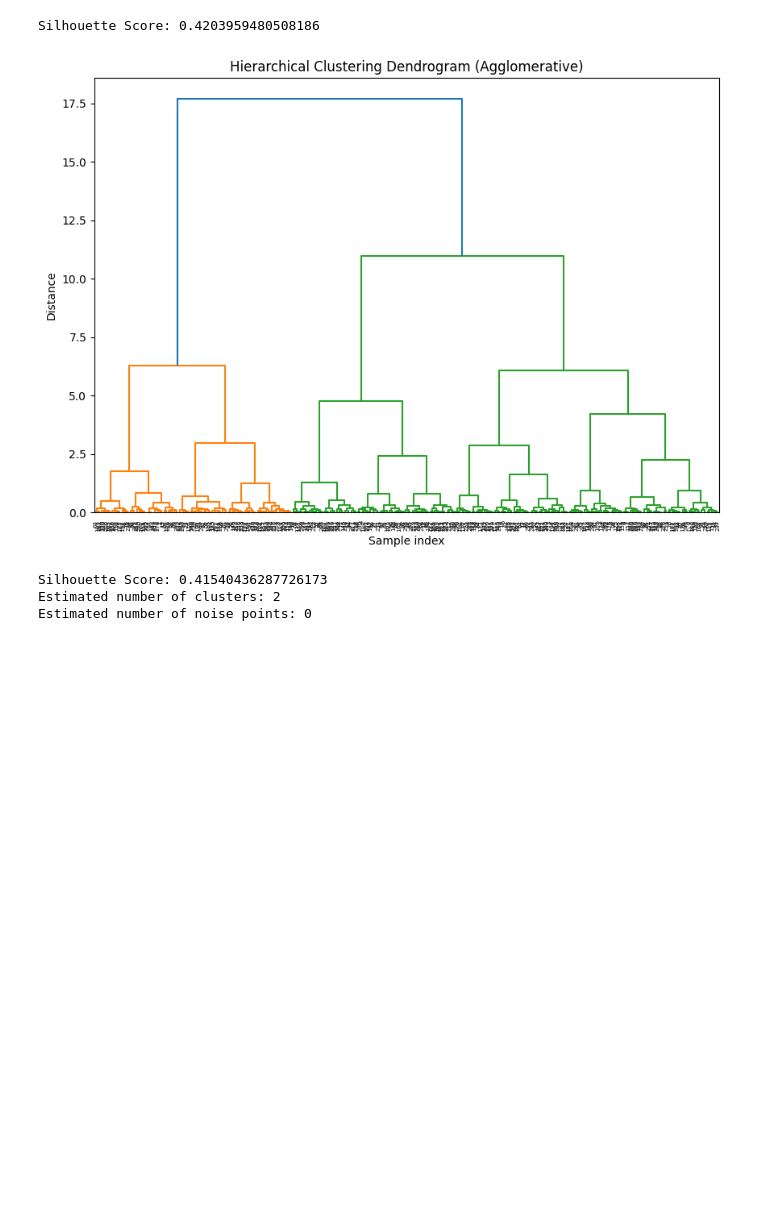
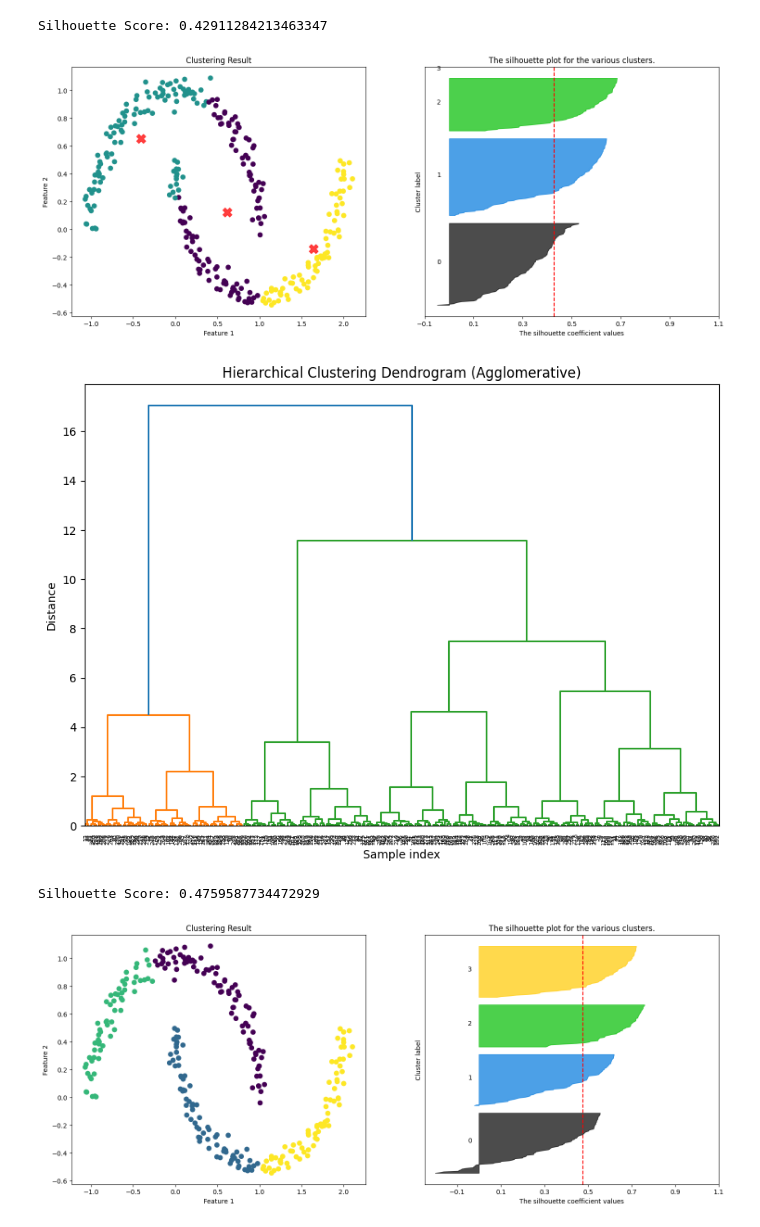
Before and after one commit to r-shadoff/BINF5507, a Jupyter notebook: Assignment3/main1.ipynb, the cells around one changed output. Saved outputs shown, nothing was run; the diff lists cells and outputs as text; code cells hidden in the pictures; blank space fills up the shorter version.

```diff
--- a/Assignment3/main1.ipynb
+++ b/Assignment3/main1.ipynb
@@ -8,67 +87,66 @@ Estimated number of noise points: 229
 # %%
-# Import packages
-import numpy as np
-from sklearn import metrics
-import pandas as pd
-import matplotlib.pyplot as plt
-import seaborn as sns
-from sklearn.datasets import make_blobs, make_moons
-from sklearn.cluster import KMeans, DBSCAN, AgglomerativeClustering
-from sklearn.metrics import silhouette_score
-from scipy.cluster.hierarchy import dendrogram, linkage, fcluster
-import plot_cluster_results as pcr
-
-# Generate synthetic data
+# 1. Generate synthetic data
 X, y = make_moons(n_samples=300, noise=0.05)
 
-# Train a k-Means clustering model
+# 2. Train a k-Means clustering model
 kmeans = KMeans(n_clusters=3, max_iter=15, random_state=42)
 kmeans.fit(X)
 y_kmeans = kmeans.predict(X)
 
-# Evaluate the model
-silhouette_avg = silhouette_score(X, y_kmeans)
-print(f"Silhouette Score: {silhouette_avg}")
+##  Evaluate the model
+silhouette_kmeans = silhouette_score(X, y_kmeans)
+print(f"Silhouette Score: {silhouette_kmeans}")
 
-# Plot the clustering results using the custom function
+## Plot the clustering results using the custom function
 centers = kmeans.cluster_centers_
-#pcr.plot_clustering_results(X, y_kmeans, centers, silhouette_avg, n_clusters=4)
+pcr.plot_clustering_results(X, y_kmeans, centers, silhouette_kmeans, n_clusters=4)
 
-# Perform agglomerative clustering
+# 3. Perform agglomerative clustering
 Z = linkage(X, 'ward')
 
-# Plot the dendrogram
+## Plot the dendrogram
 plt.figure(figsize=(10, 7))
 dendrogram(Z)
 plt.title('Hierarchical Clustering Dendrogram (Agglomerative)')
 plt.xlabel('Sample index')
 plt.ylabel('Distance')
 plt.show()
 
-# Train an agglomerative clustering model
+## Train an agglomerative clustering model
 agg_clustering = AgglomerativeClustering(n_clusters=4)
 y_agg = agg_clustering.fit_predict(X)
 
-# Evaluate the model
-silhouette_avg = silhouette_score(X, y_agg)
-print(f"Silhouette Score: {silhouette_avg}")
+## Evaluate the model
+silhouette_agg = silhouette_score(X, y_agg)
+print(f"Silhouette Score: {silhouette_agg}")
 
 # Plot the clustering results using the custom function
-#pcr.plot_clustering_results(X, y_agg, None, silhouette_avg, n_clusters=4)
+pcr.plot_clustering_results(X, y_agg, None, silhouette_agg, n_clusters=4)
 
 # Train a DBSCAN clustering model
 db = DBSCAN(eps=0.3, min_samples=10).fit(X)
 labels = db.labels_
 
-# Number of clusters in labels, ignoring noise if present.
+# Number of clusters in labels, ignoring noise if present
 n_clusters_ = len(set(labels)) - (1 if -1 in labels else 0)
 n_noise_ = list(labels).count(-1)
 
+# Print summary metrics
 print("Estimated number of clusters: %d" % n_clusters_)
 print("Estimated number of noise points: %d" % n_noise_)
+
+silhouette_db = silhouette_score(X,labels)
+print(f"Silhouette Score: {silhouette_db}")
+
+# Plot DBSCAN results
+unique_labels = set(labels)
+core_samples_mask = np.zeros_like(labels, dtype=bool)
+core_samples_mask[db.core_sample_indices_] = True
+
+pcr.plot_clustering_results(X, labels, None, silhouette_db, n_clusters=n_clusters_)
 # %% [output]
-Silhouette Score: 0.4203959480508186
+Silhouette Score: 0.42911284213463347
-[figure, old version]
+[figure, new version]
+[figure, added]
-Silhouette Score: 0.41540436287726173
-Estimated number of clusters: 2
-Estimated number of noise points: 0
+Silhouette Score: 0.4759587734472929
+[figure, added]
```
Also changed, not shown: parts of 6 cells of this notebook, 1 other file.
